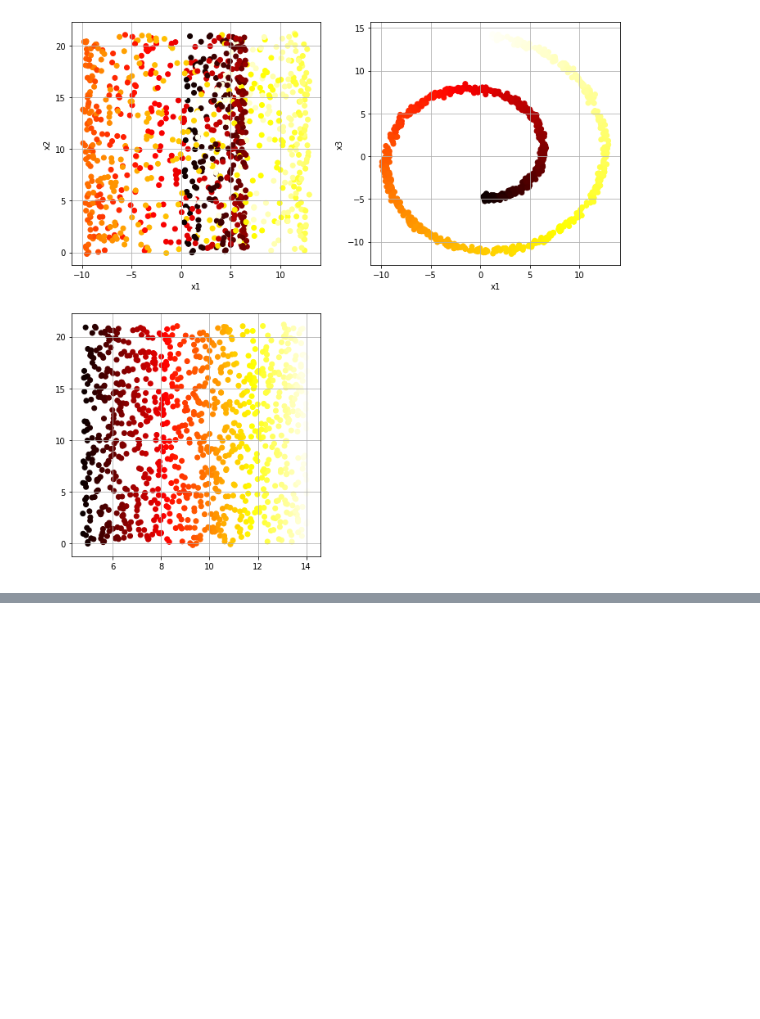
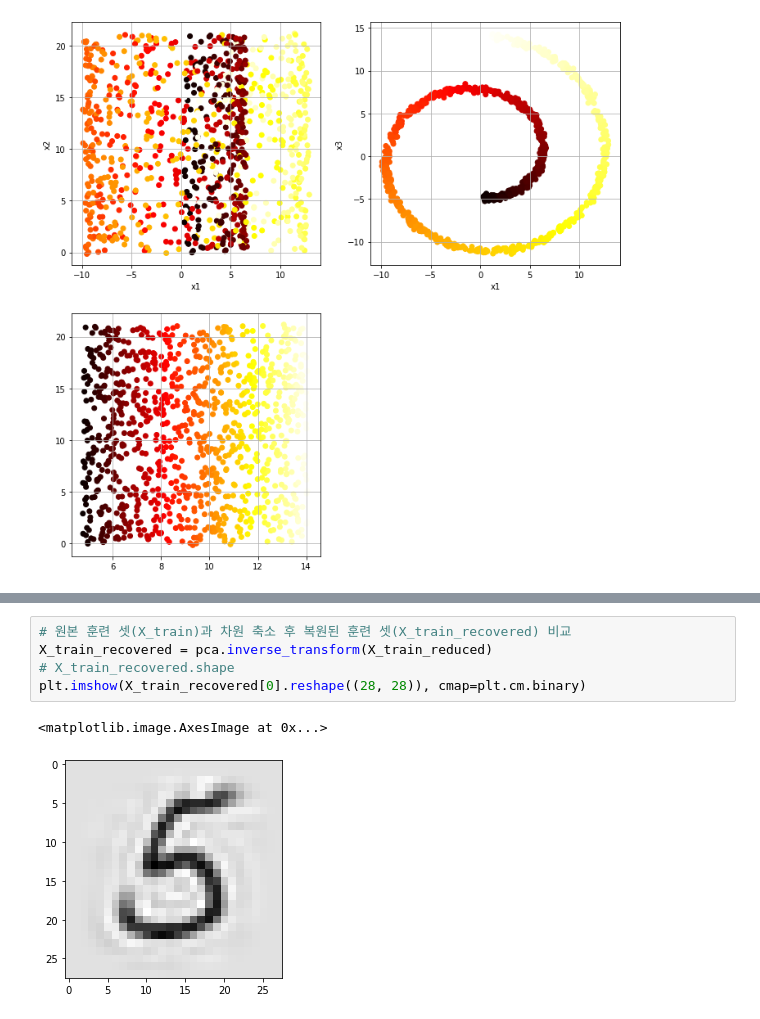
Before and after one commit to JakeOh/202007_itw_bd18, a Jupyter notebook: lab_ml/ml11_dimension_reduction.ipynb, the cells around one changed output, grey strips where cells are left out. Drawn from its saved outputs; the diff is of its cells as text; blank space fills up the shorter version.

```diff
--- a/lab_ml/ml11_dimension_reduction.ipynb
+++ b/lab_ml/ml11_dimension_reduction.ipynb
@@ -53,0 +184,8 @@ plt.show()
+# %%
+# 원본 훈련 셋(X_train)과 차원 축소 후 복원된 훈련 셋(X_train_recovered) 비교
+X_train_recovered = pca.inverse_transform(X_train_reduced)
+# X_train_recovered.shape
+plt.imshow(X_train_recovered[0].reshape((28, 28)), cmap=plt.cm.binary)
+# %% [output]
+<matplotlib.image.AxesImage at 0x...>
+[figure, added]
```
Also changed, not shown: parts of 31 cells of this notebook.
